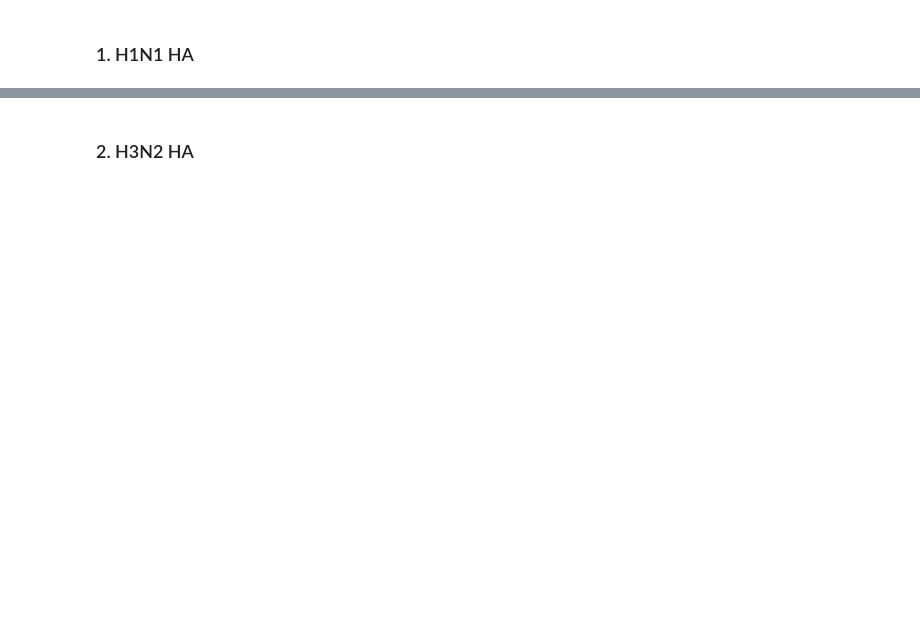
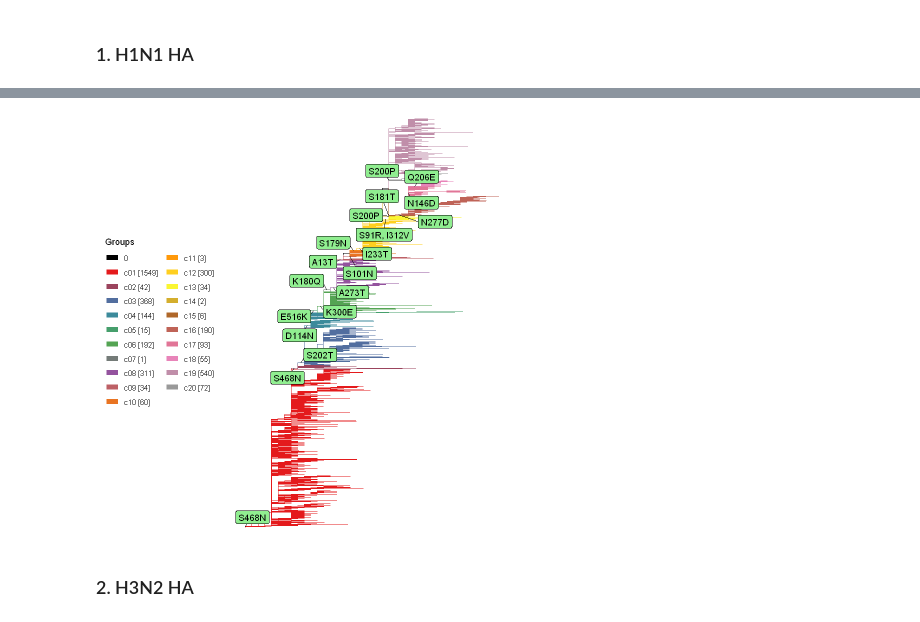
Before and after one commit to Takkoona/phyloColoring, a Jupyter notebook: 1.3_re-emerging_virus.ipynb, the cells around one changed output, grey strips where cells are left out. Drawn from its saved outputs; the diff is of its cells as text; code cells hidden in the pictures; blank space fills up the shorter version.

```diff
--- a/1.3_re-emerging_virus.ipynb
+++ b/1.3_re-emerging_virus.ipynb
@@ -5,10 +5,12 @@ library(sitePath)
 library(aplot)
 library(ggplot2)
 library(ggrepel)
+library(RColorBrewer)
 suppressPackageStartupMessages(library(treeio))
 suppressPackageStartupMessages(library(ggtree))
 
 TREES_DIR <- "Trees"
+PLOTS_DIR <- "Plots"
 STRUCTURES_DIR <- "Structures"
 ANTIGENICITY <- "Antigenicity"
 
@@ -17,5 +23,8 @@ H3N2_HA_NAME <- "H3N2_HA"
 # %% [markdown]
 ### 1. H1N1 HA
+# %%
+plotOutDir <- file.path(PLOTS_DIR, H1N1_HA_NAME)
+dir.create(plotOutDir, showWarnings = FALSE)
 # %%
 treeDir <- file.path(TREES_DIR, H1N1_HA_NAME)
 
@@ -262,0 +141,13 @@ ggplot(y, aes(First, Second, color=tipNum)) + geom_point()
+# %%
+p <- plot(mutations) +
+    theme(legend.position = "left")
+p
+
+ggsave(
+    filename = file.path(plotOutDir, "cluster.pdf"),
+    plot = p,
+    width = 10,
+    height = 8
+)
+# %% [output]
+[figure, added]
```
Also changed, not shown: parts of 31 cells of this notebook, 6 other files.
